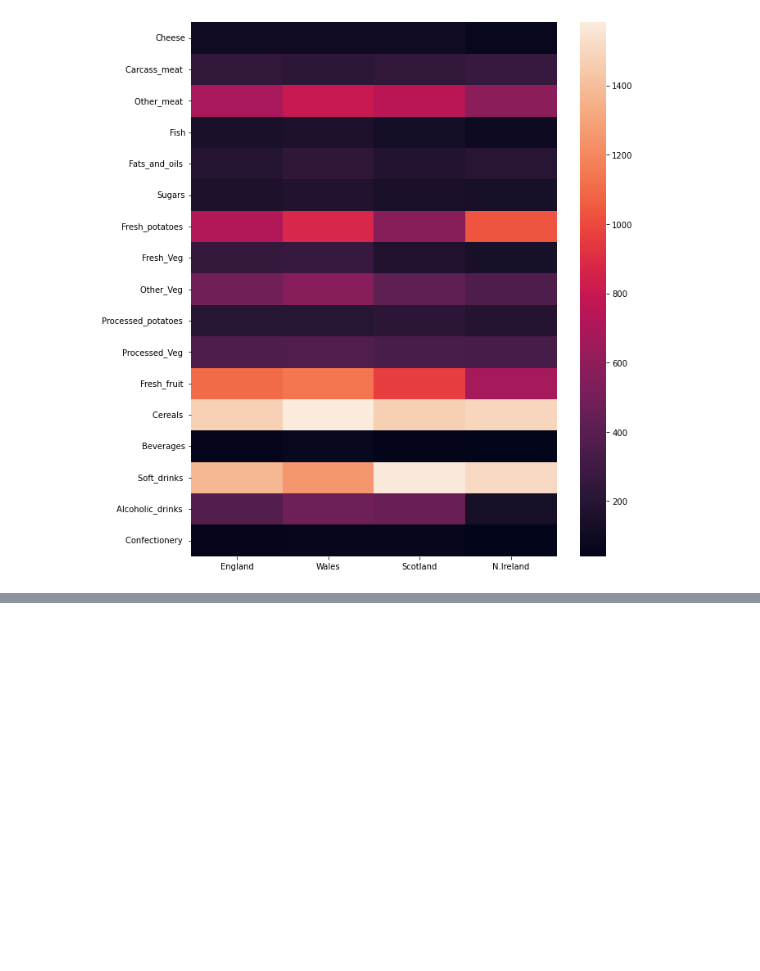
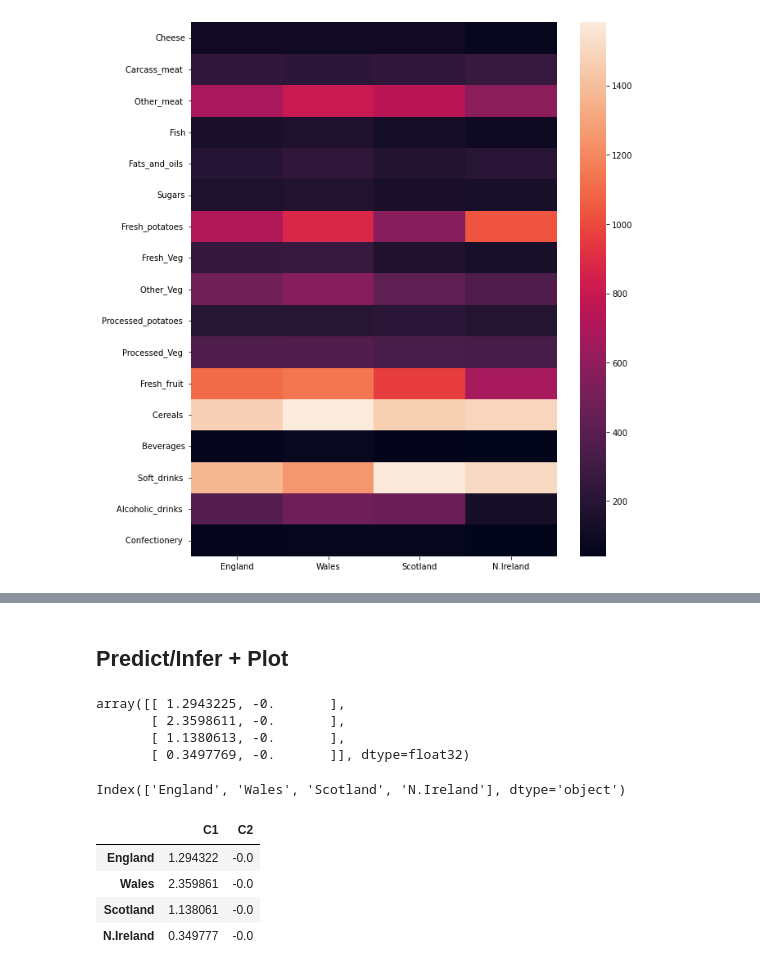
Before and after one commit to mxagar/data_science_python_tools, a Jupyter notebook: 19_NeuralNetworks_Keras/19_09_Keras_Autoencoders/19_09_3_Keras_Autoencoders_Example_Food_Patterns.ipynb, the cells around one changed output, grey strips where cells are left out. Cells and saved outputs as stored; diff of their text form; code cells hidden in the pictures; blank space fills up the shorter version.

```diff
--- a/19_NeuralNetworks_Keras/19_09_Keras_Autoencoders/19_09_3_Keras_Autoencoders_Example_Food_Patterns.ipynb
+++ b/19_NeuralNetworks_Keras/19_09_Keras_Autoencoders/19_09_3_Keras_Autoencoders_Example_Food_Patterns.ipynb
@@ -54,0 +95,3 @@ sns.heatmap(df)
+# %%
+autoencoder.compile(loss='mse',
+                   optimizer=SGD(lr=1.5))
@@ -54,0 +136,2 @@ sns.heatmap(df)
+# %% [markdown]
+## Predict/Infer + Plot
@@ -54,0 +140,11 @@ sns.heatmap(df)
+# %%
+encoded_2dim
+# %% [output]
+array([[ 1.2943225, -0.       ],
+       [ 2.3598611, -0.       ],
+       [ 1.1380613, -0.       ],
+       [ 0.3497769, -0.       ]], dtype=float32)
+# %%
+df.transpose().index
+# %% [output]
+Index(['England', 'Wales', 'Scotland', 'N.Ireland'], dtype='object')
@@ -54,0 +155,8 @@ sns.heatmap(df)
+# %%
+results
+# %% [output]
+|  | C1 | C2 |
+| England | 1.294322 | -0.0 |
+| Wales | 2.359861 | -0.0 |
+| Scotland | 1.138061 | -0.0 |
+| N.Ireland | 0.349777 | -0.0 |
```
Also changed, not shown: parts of 19 cells of this notebook.
